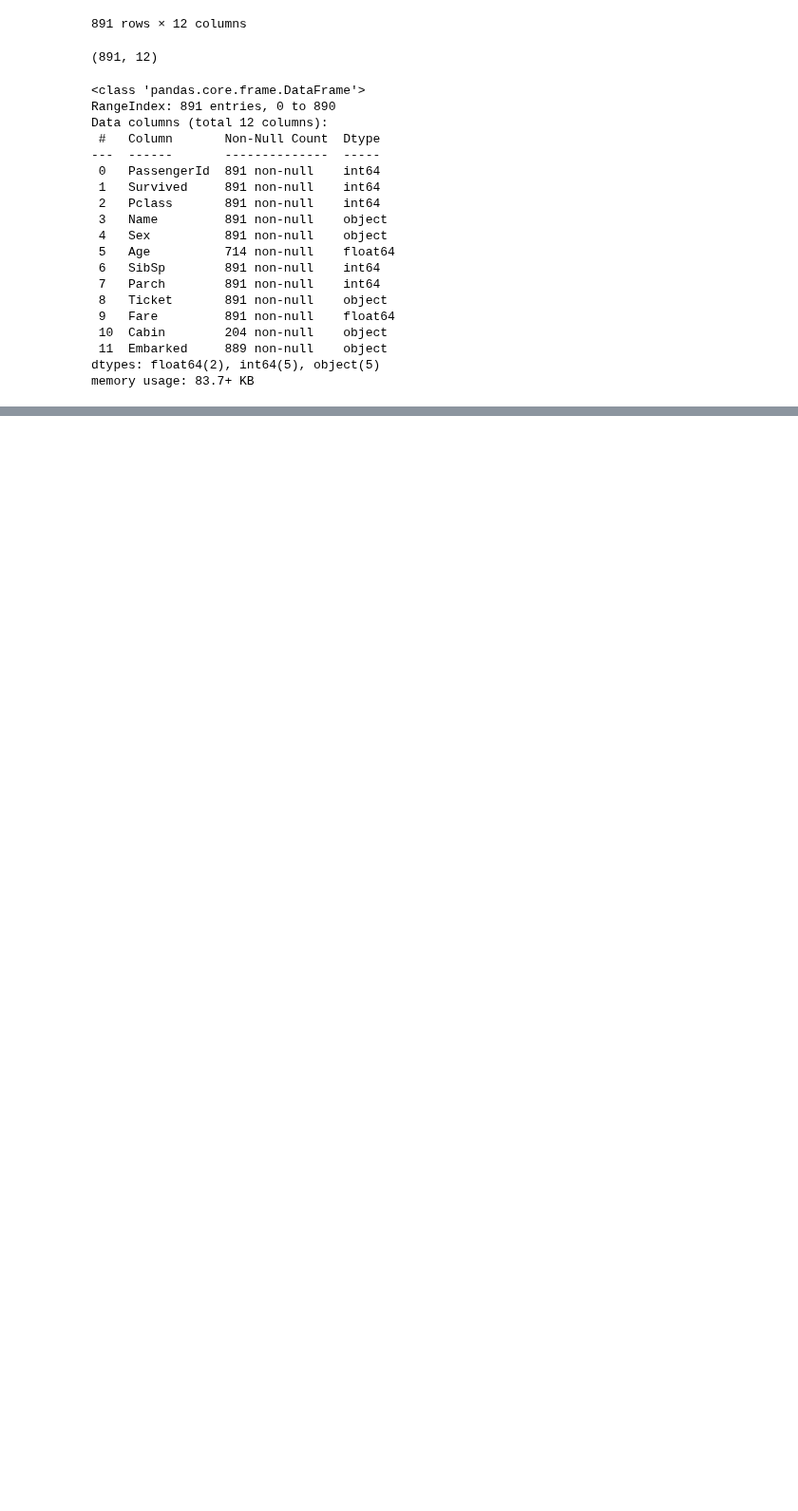
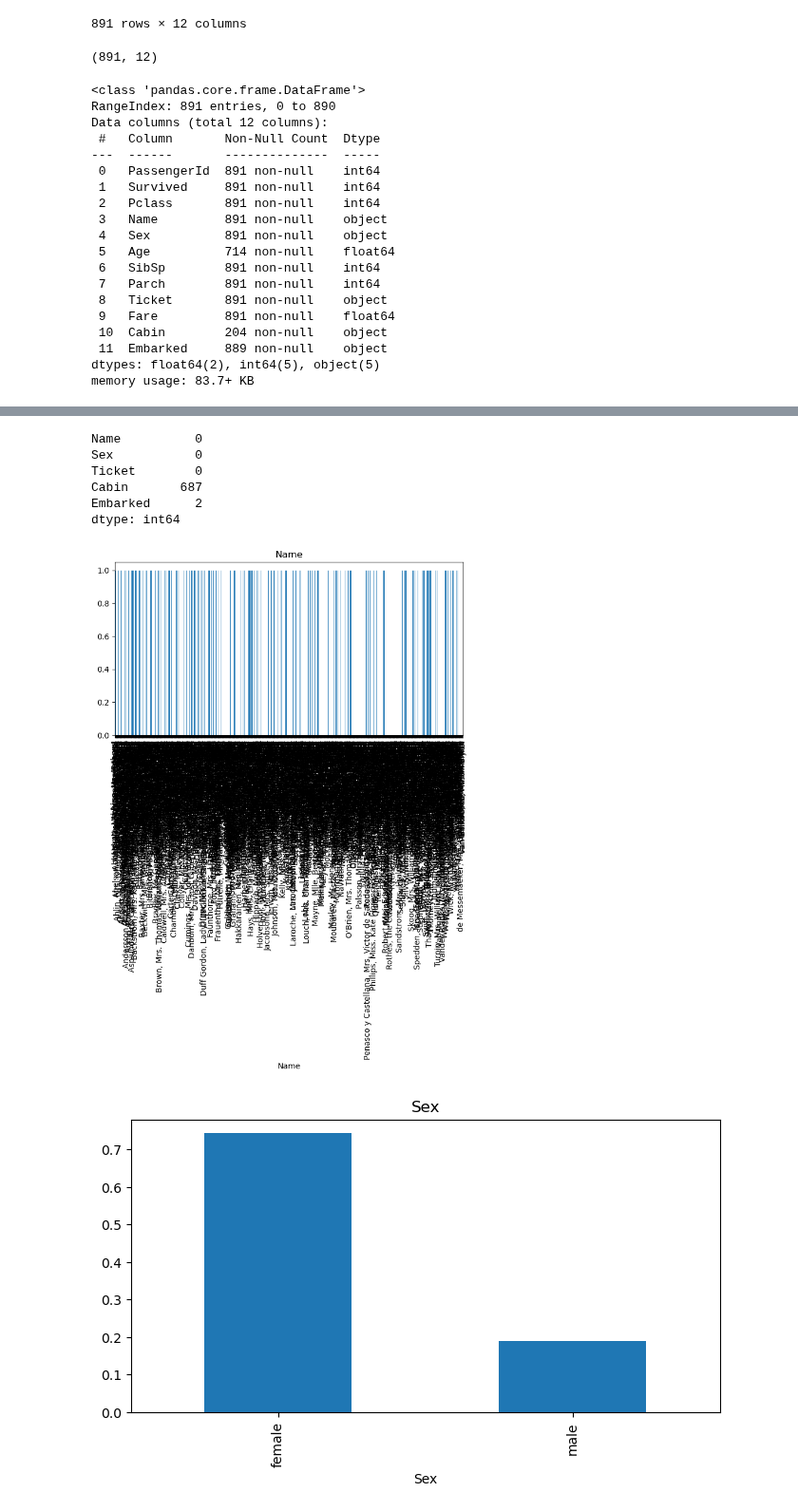
Before and after one commit to thasvithu/iNeuron-Full-Stack-Data-Science, a Jupyter notebook: 04 Data Analytics/EDA/01 Titanic_EDA_Practice/Untitled.ipynb, the cells around one changed output, grey strips where cells are left out. Shown at 95% size. Cells and saved outputs as stored; diff of their text form; code cells hidden in the pictures; blank space fills up the shorter version.

```diff
--- a/04 Data Analytics/EDA/01 Titanic_EDA_Practice/Untitled.ipynb
+++ b/04 Data Analytics/EDA/01 Titanic_EDA_Practice/Untitled.ipynb
@@ -52,0 +182,3 @@ memory usage: 83.7+ KB
+# %%
+categorical_features = [feature for feature in dataset.columns if dataset[feature].dtype == 'object']
+categorical_features
@@ -52,0 +203,18 @@ memory usage: 83.7+ KB
+# %%
+dataset[categorical_features].isnull().sum()
+# %% [output]
+Name          0
+Sex           0
+Ticket        0
+Cabin       687
+Embarked      2
+dtype: int64
+# %%
+for feature in categorical_features:
+    plt.figure(figsize = (8, 4))
+    dataset.groupby(feature)['Survived'].mean().plot.bar()
+    plt.title(feature)
+    plt.show()
+# %% [output]
+[figure, added]
+[figure, added]
```
Also changed, not shown: parts of 29 cells of this notebook.
